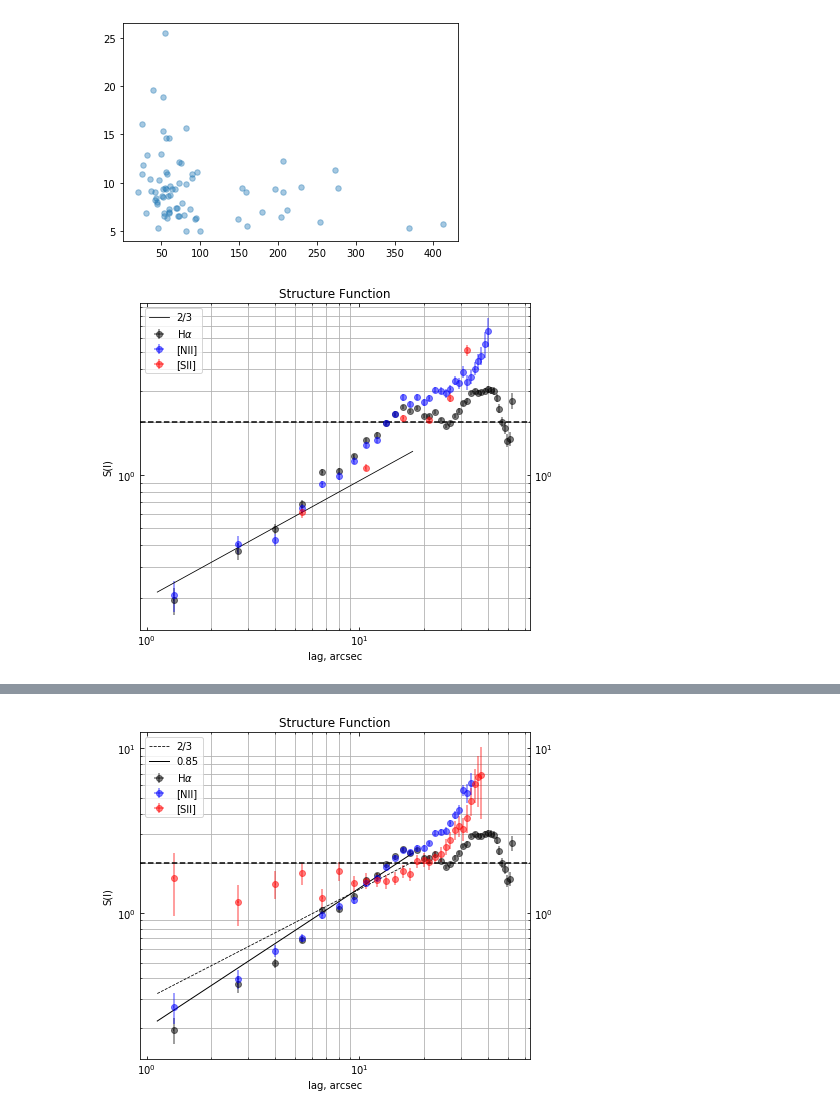
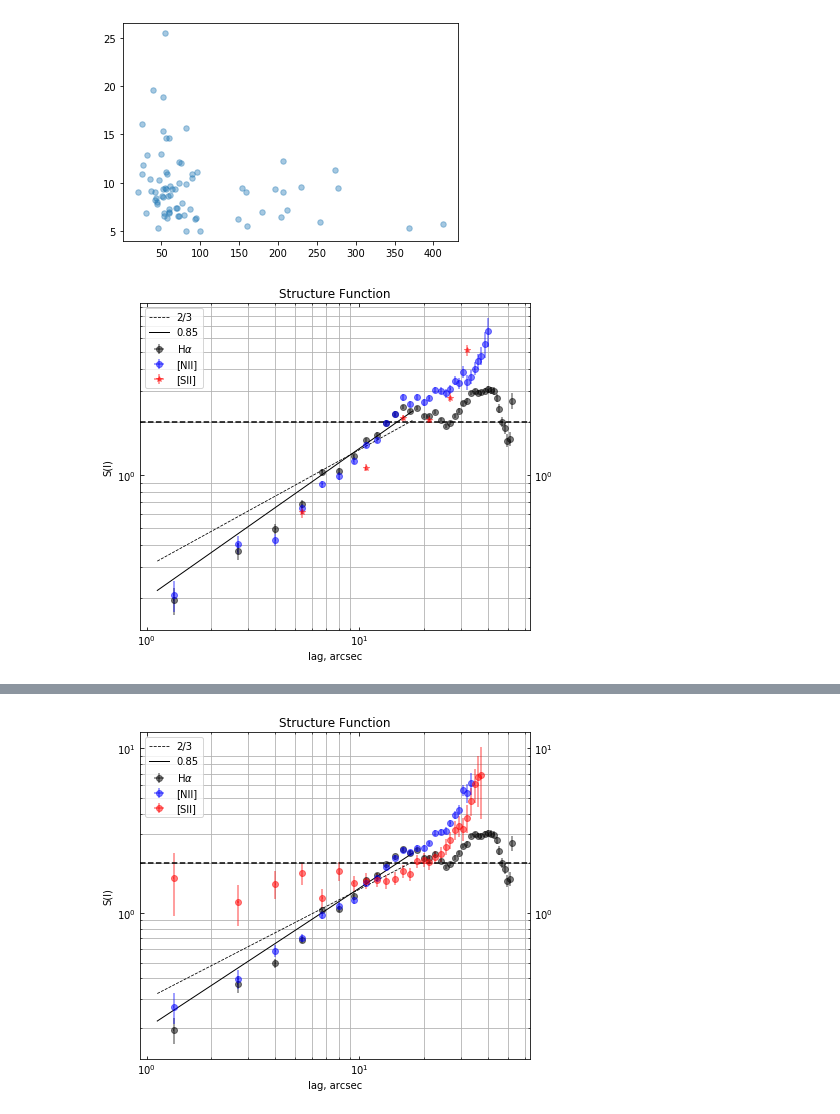
Before and after one commit to will-henney/JavGVastro-PhD, a Jupyter notebook: 595.ipynb, the cells around one changed output, grey strips where cells are left out. Saved outputs shown, nothing was run; the diff lists cells and outputs as text; code cells hidden in the pictures.

```diff
--- a/595.ipynb
+++ b/595.ipynb
@@ -630,17 +647,18 @@ plt.scatter(dataS['[SII]6731'],dataS['Sigm[SII]6731'], alpha=0.4, s=30)
 # %%
 fig, ax=plt.subplots(figsize=(7,6))
 ax.errorbar(sfn_h2['Lag'],sfn_h2['Nmqvd'],xerr=sfn_h2.ErrX,yerr=sfn_h2.ErrY, fmt="o",color='k', ecolor='k', alpha=0.5, label=r'H$\alpha$')
 ax.errorbar(sfn_n['Lag'],sfn_n['Nmqvd'],xerr=sfn_n.ErrX,yerr=sfn_n.ErrY, fmt="o",color='b', ecolor='b', alpha=0.5, label='[NII]')
 #ax.errorbar(sfn_O2['Lag'],sfn_O2['Nmqvd'],xerr=sfn_O2.ErrX,yerr=sfn_O2.ErrY, fmt="o",color='g', ecolor='g', alpha=0.5, label='[OIII]')
-ax.errorbar(sfn_s['Lag'],sfn_s['Nmqvd'],xerr=sfn_s.ErrX,yerr=sfn_s.ErrY, fmt="o",color='r', ecolor='r', alpha=0.5, label='[SII]')
+ax.errorbar(sfn_s['Lag'],sfn_s['Nmqvd'],xerr=sfn_s.ErrX,yerr=sfn_s.ErrY, fmt="*",color='r', ecolor='r', alpha=0.5, label='[SII]')
 ax.set(xscale='log',yscale='log')
 sgrid = np.logspace(.05, 1.25)
-ax.plot(sgrid, 0.2*sgrid**(2/3), color="k", lw=0.8, label='2/3')
+ax.plot(sgrid, 0.3*sgrid**(2/3), color="k", lw=0.8, label='2/3', linestyle='--')
+ax.plot(sgrid, 0.2*sgrid**(0.85), color="k", lw=1, label='0.85')
 ax.axhline(y=2, color='k', linestyle='--')
 ax.set(xlabel='lag, arcsec', ylabel='S(l)')
 plt.title('Structure Function')
 plt.tick_params(which='both', labelright=True, direction='in', right=True,  top=True)
 plt.legend(loc='upper left')
 plt.grid(which='minor')
 # %% [output]
-[figure, old version]
+[figure, new version]
```
Also changed, not shown: parts of 2 cells of this notebook, 3 other files.
